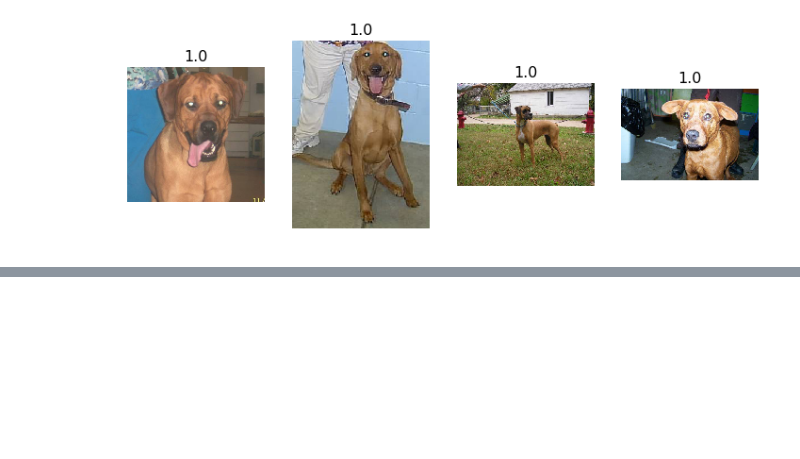
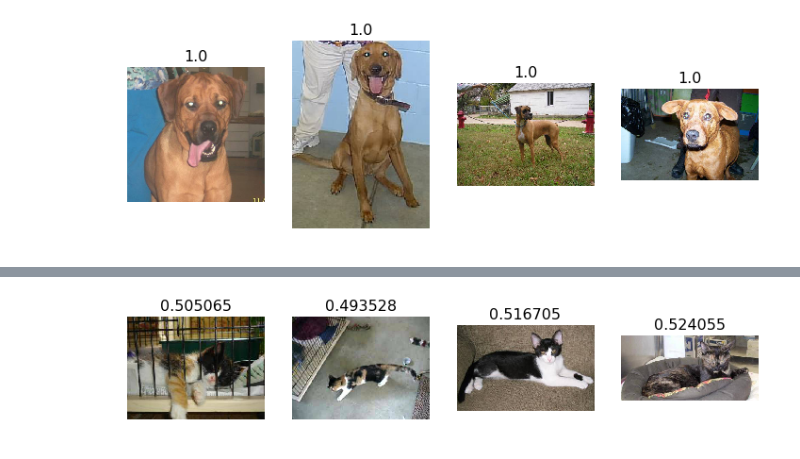
Before and after one commit to xingfanxia/learn_fast_ai, a Jupyter notebook: Lesson 2 Linear Model with CNN Features -- Active Recall.ipynb, the cells around one changed output, grey strips where cells are left out. Saved outputs shown, nothing was run; the diff lists cells and outputs as text; code cells hidden in the pictures; blank space fills up the shorter version.

```diff
--- a/Lesson 2 Linear Model with CNN Features -- Active Recall.ipynb
+++ b/Lesson 2 Linear Model with CNN Features -- Active Recall.ipynb
@@ -233,0 +254,6 @@ plots_idx(correct_dogs[most_correct_dogs], 1-probs[correct_dogs][most_correct_do
+# %%
+#5. The most uncertain labels (ie those with probability closest to 0.5).
+most_uncertain = np.argsort(np.abs(probs-0.5))
+plots_idx(most_uncertain[:n_view], probs[most_uncertain])
+# %% [output]
+[figure, added]
```
Also changed, not shown: parts of 22 cells of this notebook, 3 other files.
